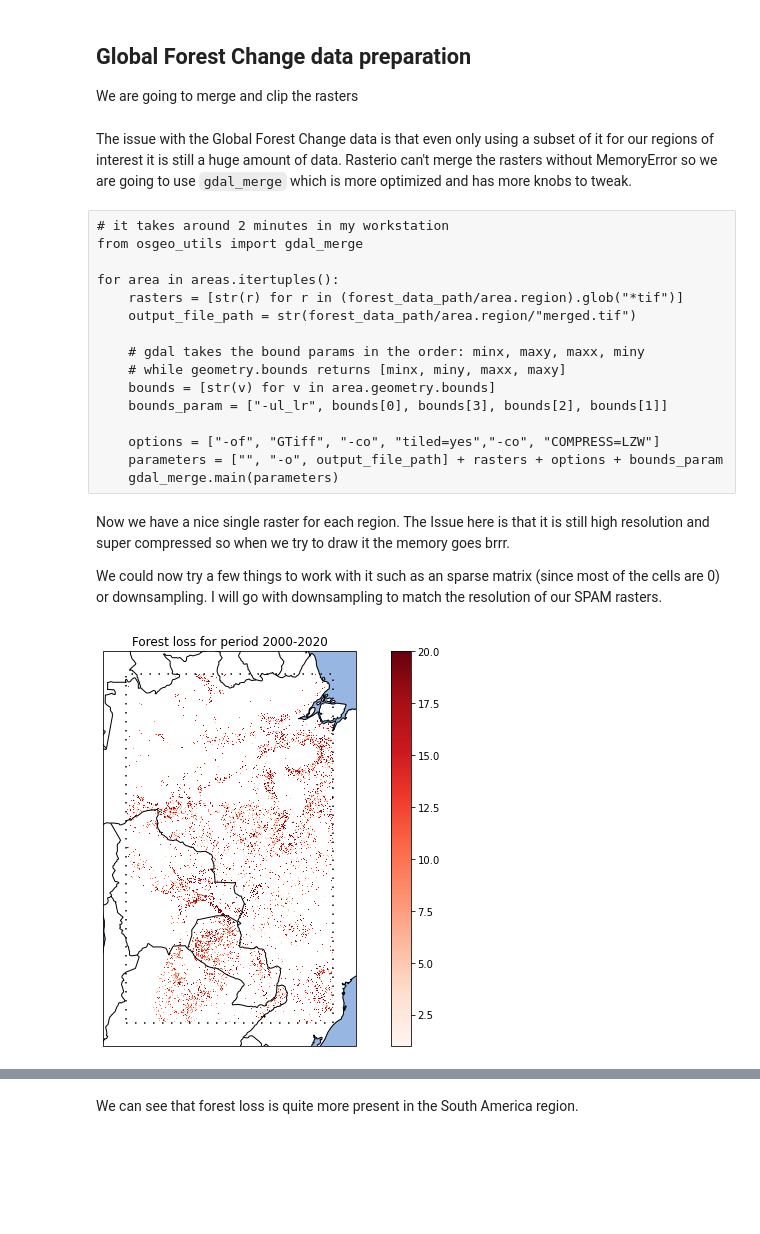
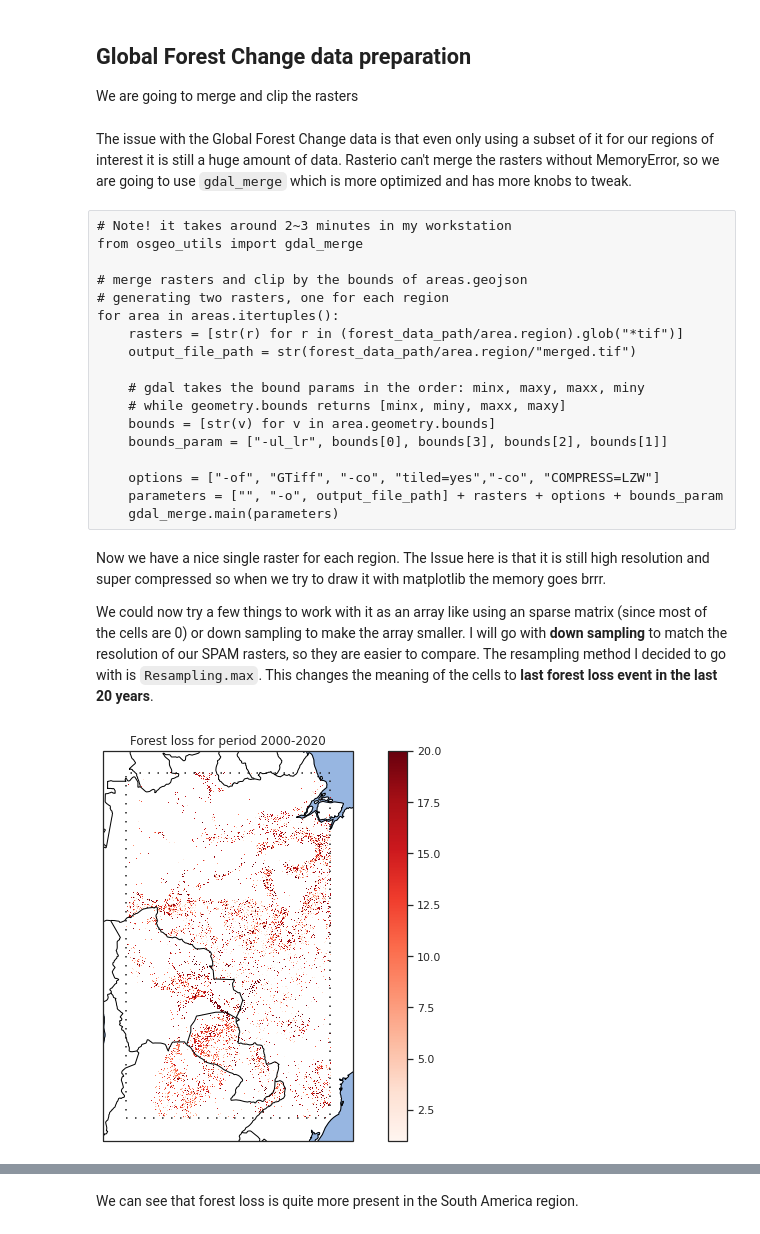
Before and after one commit to BielStela/vizzuality_challenge, a Jupyter notebook: challenge.ipynb, the cells around one changed output, grey strips where cells are left out. Cells and saved outputs as stored; diff of their text form; code cells hidden in the pictures; blank space fills up the shorter version.

```diff
--- a/challenge.ipynb
+++ b/challenge.ipynb
@@ -12,12 +12,11 @@ import geopandas as gpd
 import matplotlib.pyplot as plt
 import numpy as np
 import rasterio as rio
+import seaborn as sns
 from rasterio.mask import mask
 from rasterio.plot import show
-from rasterio.merge import merge
 
-
-# plt.rcParams['text.usetex'] = True
+sns.set(style="white")
 
 # Some global configuration
 IMAGE_DIRS = [
@@ -84,7 +83,10 @@ assert str(raster_crs).split(":")[1] == str(areas.crs).split(":")[1]
 dest_dir = DATA_BASE_PATH / "areas"
 dest_dir.mkdir(exist_ok=True)
 # %%
-def make_out_filename(image_path: Path, region: str) -> str:
+def make_output_filename(image_path: Path, region: str) -> str:
+    """Replaces 'global' for region in the filename of image_path
+    Expects that filename only has one '.' character
+    """
     name, ext = image_path.name.split(".")
     return f"{name.replace('global', region)}.{ext}"
 
@@ -103,7 +105,7 @@ for im in soybeam_images:
                 "transform": out_transform
                 })
 
-            with rio.open(dest_dir / make_out_filename(im, area.region), "w", **out_meta) as dest:
+            with rio.open(dest_dir / make_output_filename(im, area.region), "w", **out_meta) as dest:
                 dest.write(out_image)
                 rasters.append(dest.name)
 # %% [markdown]
@@ -142,5 +146,6 @@ Now we can filter things out easily
 # %%
-def plot_map_on_ax(ax, raster_filename, areas, proj, mask_value=0, **imshow_kwargs):
+def plot_map_on_ax(ax, raster_filename, areas, proj, mask_thresh=0, **imshow_kwargs):
+    """Plots raster on Cartopy GeoAxes and adds map features"""
     with rio.open(raster_filename, "r") as src:
         im = src.read(1)
         extent = rio.plot.plotting_extent(src)
@@ -151,10 +156,12 @@ def plot_map_on_ax(ax, raster_filename, areas, proj, mask_value=0, **imshow_kwar
     ax.set_extent([x0, x1, y0, y1], crs=proj)
 
     # add data extend boundary from areas.geojson
-    areas_ax = areas.to_crs(proj.proj4_init).boundary.plot(ax=ax, linestyle=(0, (1, 5)), color="k", label="Data extent")
+    areas_ax = (areas
+                .to_crs(proj.proj4_init)
+                .boundary
+                .plot(ax=ax, linestyle=(0, (1, 5)), color="k", label="Data extent"))
 
-
-    im = np.ma.masked_where(im <= mask_value, im)
+    im = np.ma.masked_where(im <= mask_thresh, im)
 
     # rasterio.plot.show() doesn't work well when using cartopy
     # so using the cartopy patched imshow() instead
@@ -219,11 +228,13 @@ forest_data_path = DATA_BASE_PATH/"forest"
 # %% [markdown]
 The issue with the Global Forest Change data is that even only using a subset of it for our regions of interest
-it is still a huge amount of data. Rasterio can't merge the rasters without MemoryError so we are going to use `gdal_merge` which is more
+it is still a huge amount of data. Rasterio can't merge the rasters without MemoryError, so we are going to use `gdal_merge` which is more
 optimized and has more knobs to tweak.
 # %% [raw]
-# it takes around 2 minutes in my workstation
+# Note! it takes around 2~3 minutes in my workstation
 from osgeo_utils import gdal_merge
 
+# merge rasters and clip by the bounds of areas.geojson
+# generating two rasters, one for each region
 for area in areas.itertuples():
     rasters = [str(r) for r in (forest_data_path/area.region).glob("*tif")]
     output_file_path = str(forest_data_path/area.region/"merged.tif")
@@ -237,9 +248,10 @@ for area in areas.itertuples():
     parameters = ["", "-o", output_file_path] + rasters + options + bounds_param
     gdal_merge.main(parameters)
 # %% [markdown]
-Now we have a nice single raster for each region. The Issue here is that it is still high resolution and super compressed so when we try to draw it the memory goes brrr.
+Now we have a nice single raster for each region. The Issue here is that it is still high resolution and super compressed so when we try to draw it with matplotlib the memory goes brrr.
 
-We could now try a few things to work with it such as an sparse matrix (since most of the cells are 0) or downsampling. I will go with downsampling to match the resolution of our SPAM rasters.
+We could now try a few things to work with it as an array like using an sparse matrix (since most of the cells are 0) or down sampling to make the array smaller. I will go with **down sampling** to match the resolution of our SPAM rasters, so they are easier to compare. The resampling method I decided to go with is `Resampling.max`.
+This changes the meaning of the cells to **last forest loss event in the last 20 years**.
 # %%
 from rasterio.warp import reproject, Resampling, calculate_default_transform
 
@@ -292,15 +304,16 @@ coregister(forest_data_path/"america"/"merged.tif",rasters[3].filename, forest_d
 # %%
 fig = plt.figure(figsize=(10, 6))
 proj = ccrs.PlateCarree()  # sets the cartopy map projection
 ax = fig.add_subplot(111, projection=proj)
 
-im_ax, _ = plot_map_on_ax(ax, forest_data_path/"america"/"correg.tif", areas, proj, cmap="Reds", interpolation="none")
+im_ax, _ = plot_map_on_ax(ax, forest_data_path / "america" / "correg.tif", areas, proj, cmap="Reds",
+                          interpolation="none")
 
 fig.colorbar(im_ax, ax=ax)
 ax.set_title(f"Forest loss for period 2000-2020")
 plt.tight_layout()
 # %% [output]
-[figure, old version]
+[figure, new version]
 # %%
 fig = plt.figure(figsize=(10, 6))
 proj = ccrs.PlateCarree()  # sets the cartopy map projection
```
Also changed, not shown: parts of 22 cells of this notebook, 1 other file.
